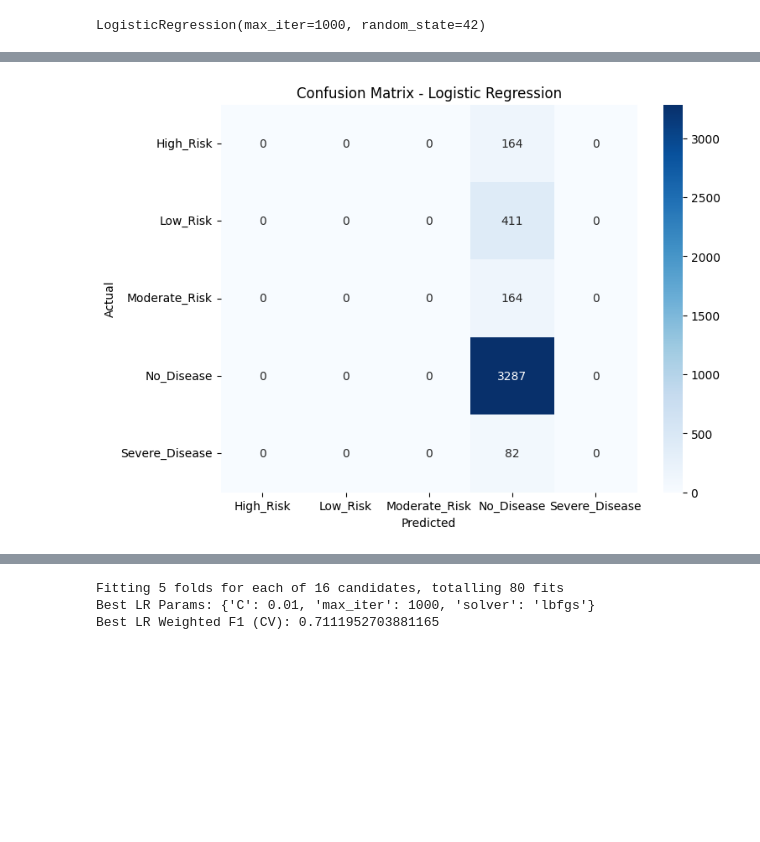
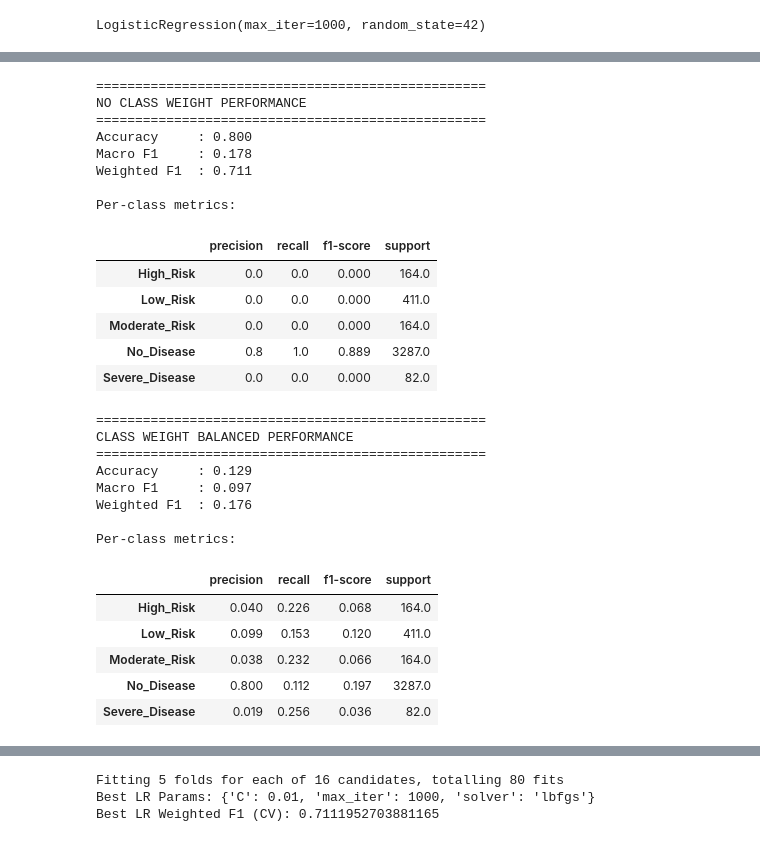
Before and after one commit to Rohit0562-hub/2513246_RohitJoshi, a Jupyter notebook: 2513246_RohitJoshi_Classification.ipynb, the cells around one changed output, grey strips where cells are left out. Cells and saved outputs as stored; diff of their text form; code cells hidden in the pictures; blank space fills up the shorter version.

```diff
--- a/2513246_RohitJoshi_Classification.ipynb
+++ b/2513246_RohitJoshi_Classification.ipynb
@@ -404,5 +439,3 @@ logreg = LogisticRegression(
 logreg.fit(X_train_processed, y_train)
 # %% [output]
 LogisticRegression(max_iter=1000, random_state=42)
-# %%
-y_pred = logreg.predict(X_test_processed)
@@ -444,11 +441,0 @@ Severe_Disease       0.00      0.00      0.00        82
-# %%
-cm = confusion_matrix(y_test, y_pred)
-plt.figure(figsize=(8,6))
-sns.heatmap(cm, annot=True, fmt='d', cmap='Blues',
-            xticklabels=le.classes_, yticklabels=le.classes_)
-plt.xlabel("Predicted")
-plt.ylabel("Actual")
-plt.title("Confusion Matrix - Logistic Regression")
-plt.show()
-# %% [output]
-[figure, removed]
@@ -455 +485,49 @@ plt.show()
+# %%
+# Assume y_pred1 = predictions without class_weight
+# Assume y_pred2 = predictions with class_weight='balanced'
+y_pred1 = logreg.predict(X_test_processed)  # no weight
+logreg_bal = LogisticRegression(
+    solver='lbfgs', max_iter=1000, random_state=42, class_weight='balanced'
+)
+logreg_bal.fit(X_train_processed, y_train)
+y_pred2 = logreg_bal.predict(X_test_processed)  # balanced
+
+# Map numeric classes to readable labels if you have them
+class_labels = ['High_Risk', 'Low_Risk', 'Moderate_Risk', 'No_Disease', 'Severe_Disease']
+
+display_comparison(
+    y_test,
+    y_pred_list=[y_pred1, y_pred2],
+    labels=class_labels,
+    setting_names=["No Class Weight", "Class Weight Balanced"]
+)
+# %% [output]
+==================================================
+NO CLASS WEIGHT PERFORMANCE
+==================================================
+Accuracy     : 0.800
+Macro F1     : 0.178
+Weighted F1  : 0.711
+
+Per-class metrics:
+|  | precision | recall | f1-score | support |
+| High_Risk | 0.0 | 0.0 | 0.000 | 164.0 |
+| Low_Risk | 0.0 | 0.0 | 0.000 | 411.0 |
+| Moderate_Risk | 0.0 | 0.0 | 0.000 | 164.0 |
+| No_Disease | 0.8 | 1.0 | 0.889 | 3287.0 |
+| Severe_Disease | 0.0 | 0.0 | 0.000 | 82.0 |
+==================================================
+CLASS WEIGHT BALANCED PERFORMANCE
+==================================================
+Accuracy     : 0.129
+Macro F1     : 0.097
+Weighted F1  : 0.176
+
+Per-class metrics:
+|  | precision | recall | f1-score | support |
+| High_Risk | 0.040 | 0.226 | 0.068 | 164.0 |
+| Low_Risk | 0.099 | 0.153 | 0.120 | 411.0 |
+| Moderate_Risk | 0.038 | 0.232 | 0.066 | 164.0 |
+| No_Disease | 0.800 | 0.112 | 0.197 | 3287.0 |
+| Severe_Disease | 0.019 | 0.256 | 0.036 | 82.0 |
 # %%
```
Also changed, not shown: parts of 15 cells of this notebook.
